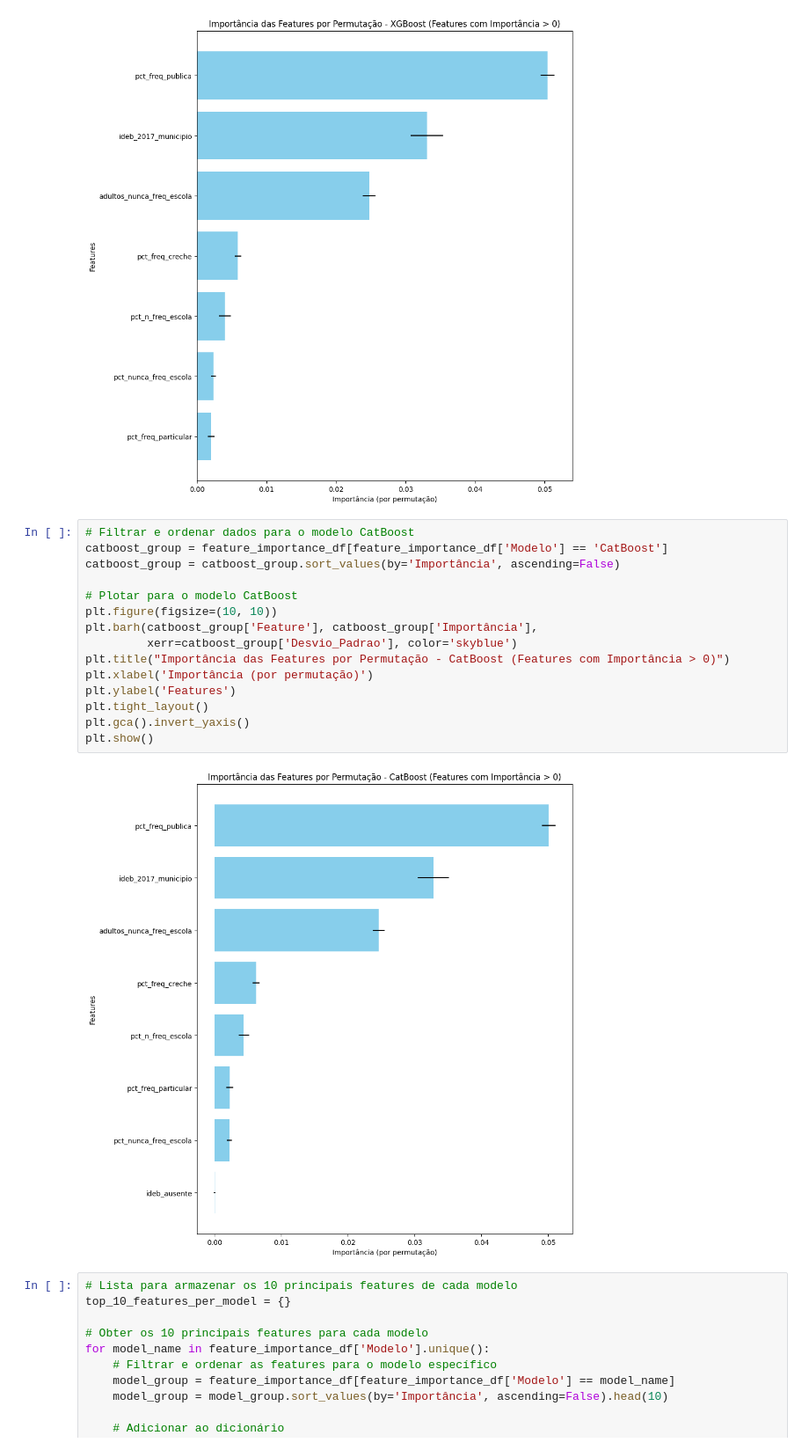
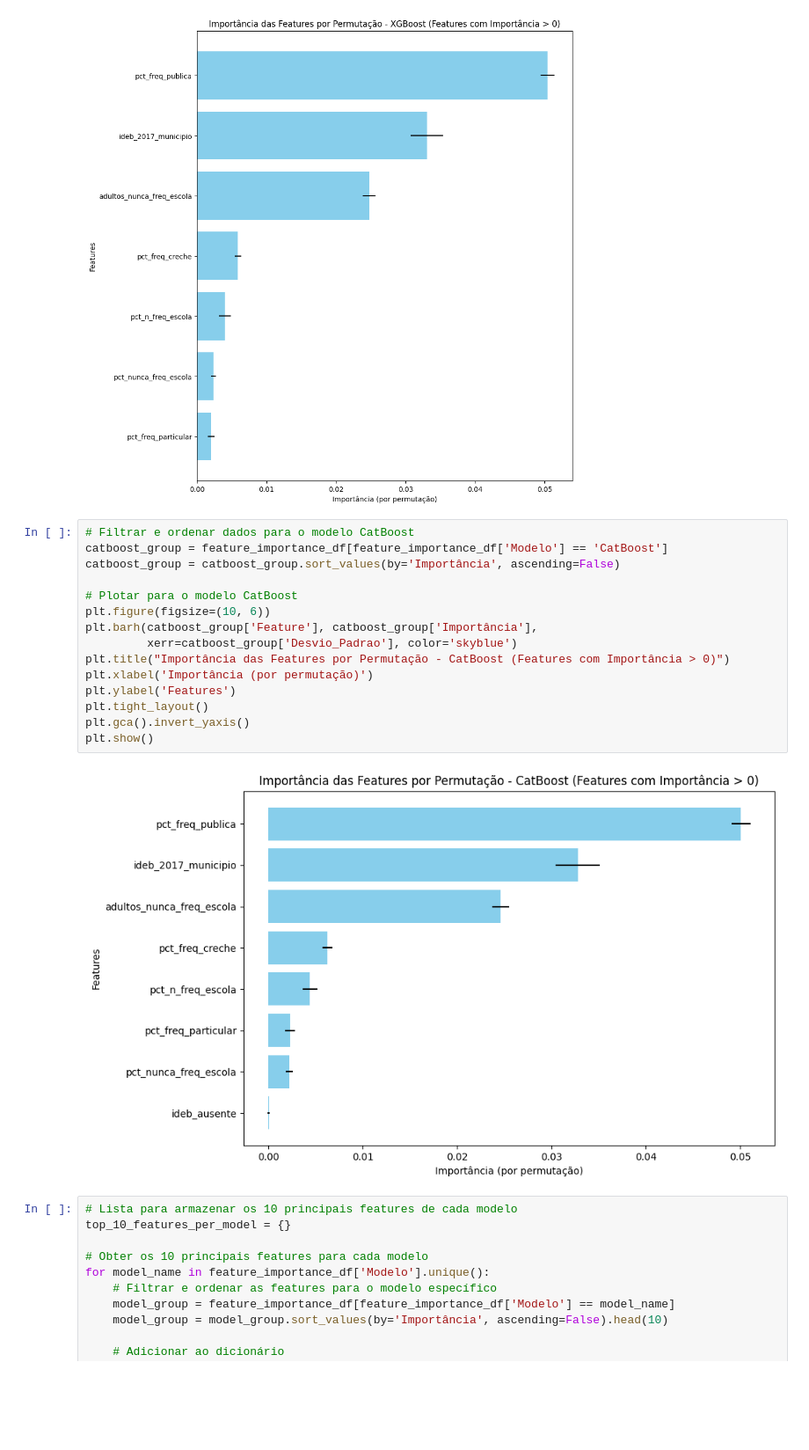
Before and after one commit to mariananresende/averiguacao_cadastral, a Jupyter notebook: Analises_Risla/testes_variaveis_escolaridade_normalizado.ipynb, the cells around one changed output. Shown at 88% size. Drawn from its saved outputs; the diff is of its cells as text; blank space fills up the shorter version.

```diff
--- a/Analises_Risla/testes_variaveis_escolaridade_normalizado.ipynb
+++ b/Analises_Risla/testes_variaveis_escolaridade_normalizado.ipynb
@@ -551,20 +551,20 @@ plt.show()
 # %%
 # Filtrar e ordenar dados para o modelo CatBoost
 catboost_group = feature_importance_df[feature_importance_df['Modelo'] == 'CatBoost']
 catboost_group = catboost_group.sort_values(by='Importância', ascending=False)
 
 # Plotar para o modelo CatBoost
-plt.figure(figsize=(10, 10))
+plt.figure(figsize=(10, 6))
 plt.barh(catboost_group['Feature'], catboost_group['Importância'],
          xerr=catboost_group['Desvio_Padrao'], color='skyblue')
 plt.title("Importância das Features por Permutação - CatBoost (Features com Importância > 0)")
 plt.xlabel('Importância (por permutação)')
 plt.ylabel('Features')
 plt.tight_layout()
 plt.gca().invert_yaxis()
 plt.show()
 # %% [output]
-[figure, old version]
+[figure, new version]
 # %%
 # Lista para armazenar os 10 principais features de cada modelo
 top_10_features_per_model = {}
```
